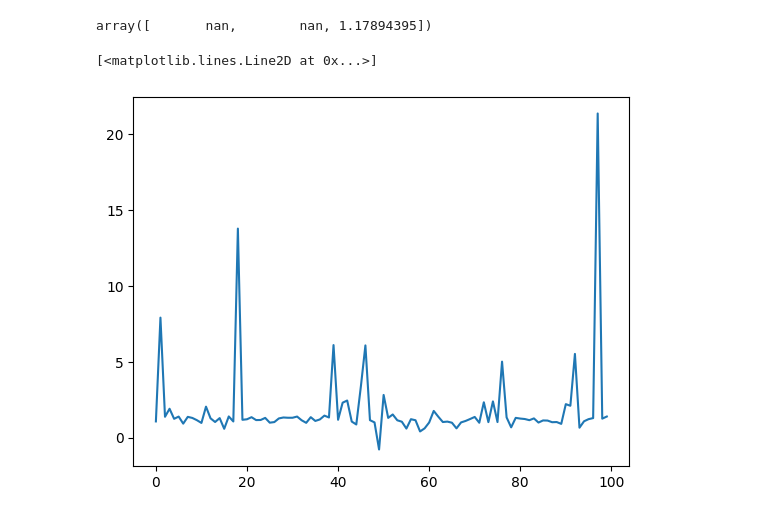
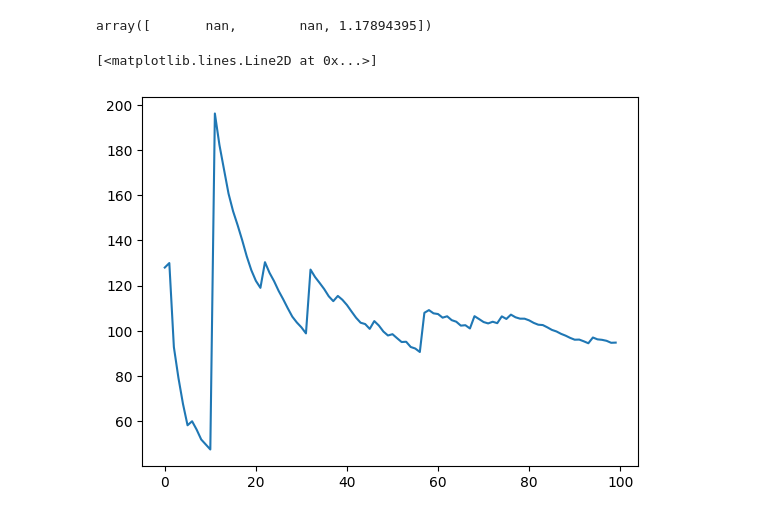
Before and after one commit to binrey/MLTR, a Jupyter notebook: train.ipynb, the cells around one changed output. Saved outputs shown, nothing was run; the diff lists cells and outputs as text; code cells hidden in the pictures.

```diff
--- a/train.ipynb
+++ b/train.ipynb
@@ -247,11 +271,11 @@ np.nanmean(pprofits[:, :i+1]/gprofits[:, :i+1])
 np.median((pprofits[:, :i]/gprofits[:, :i]), axis=1)
 # %% [output]
 array([       nan,        nan, 1.17894395])
-# %%
-plt.plot(pprofits[2]/gprofits[2])
-# %% [output]
-[<matplotlib.lines.Line2D at 0x...>]
-[figure, removed]
+# %%
+plt.plot(np.array(table)[:, 4])
+# %% [output]
+[<matplotlib.lines.Line2D at 0x...>]
+[figure, added]
 # %%
 p_train.mean(), threshold
 # %%
```
Also changed, not shown: parts of 5 cells of this notebook.
